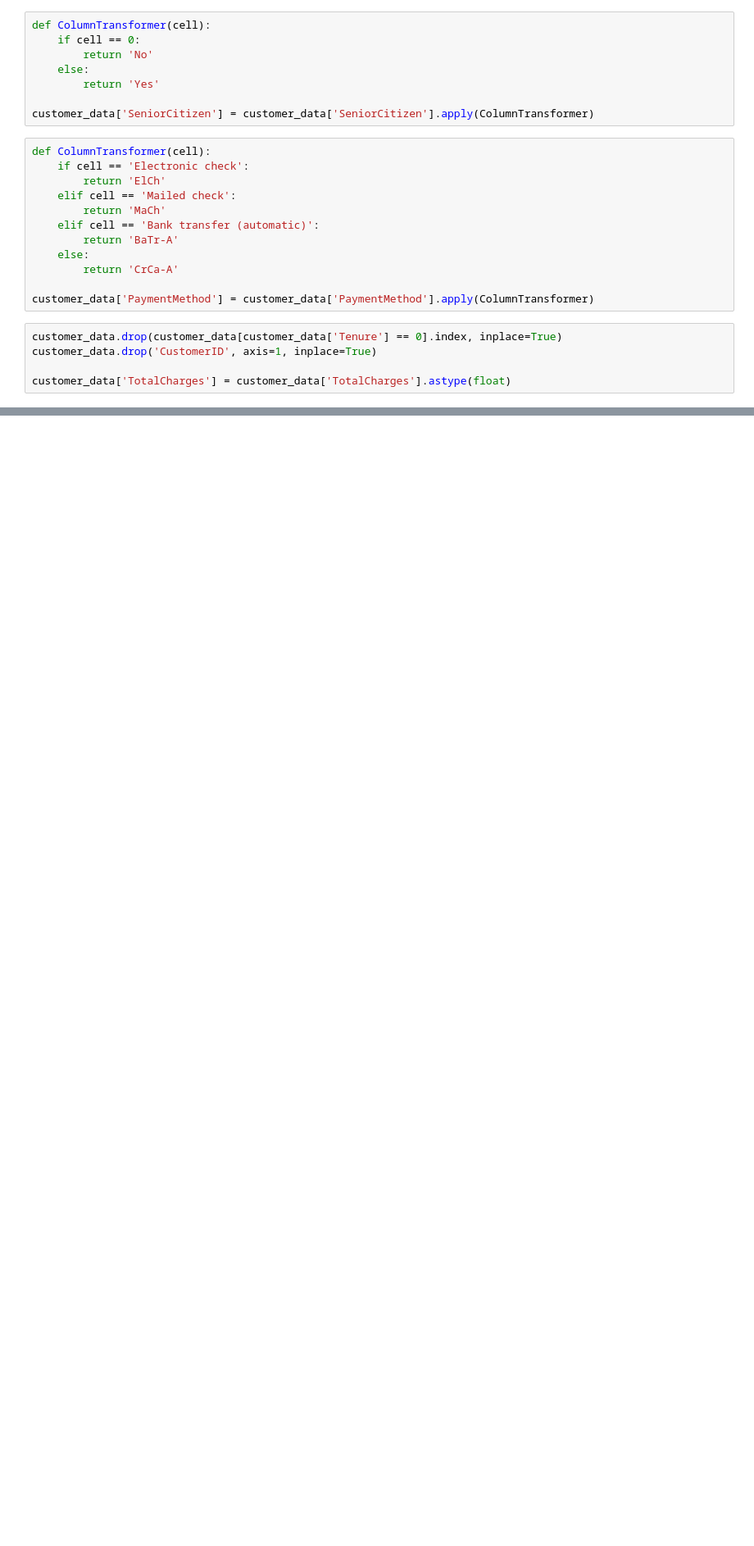
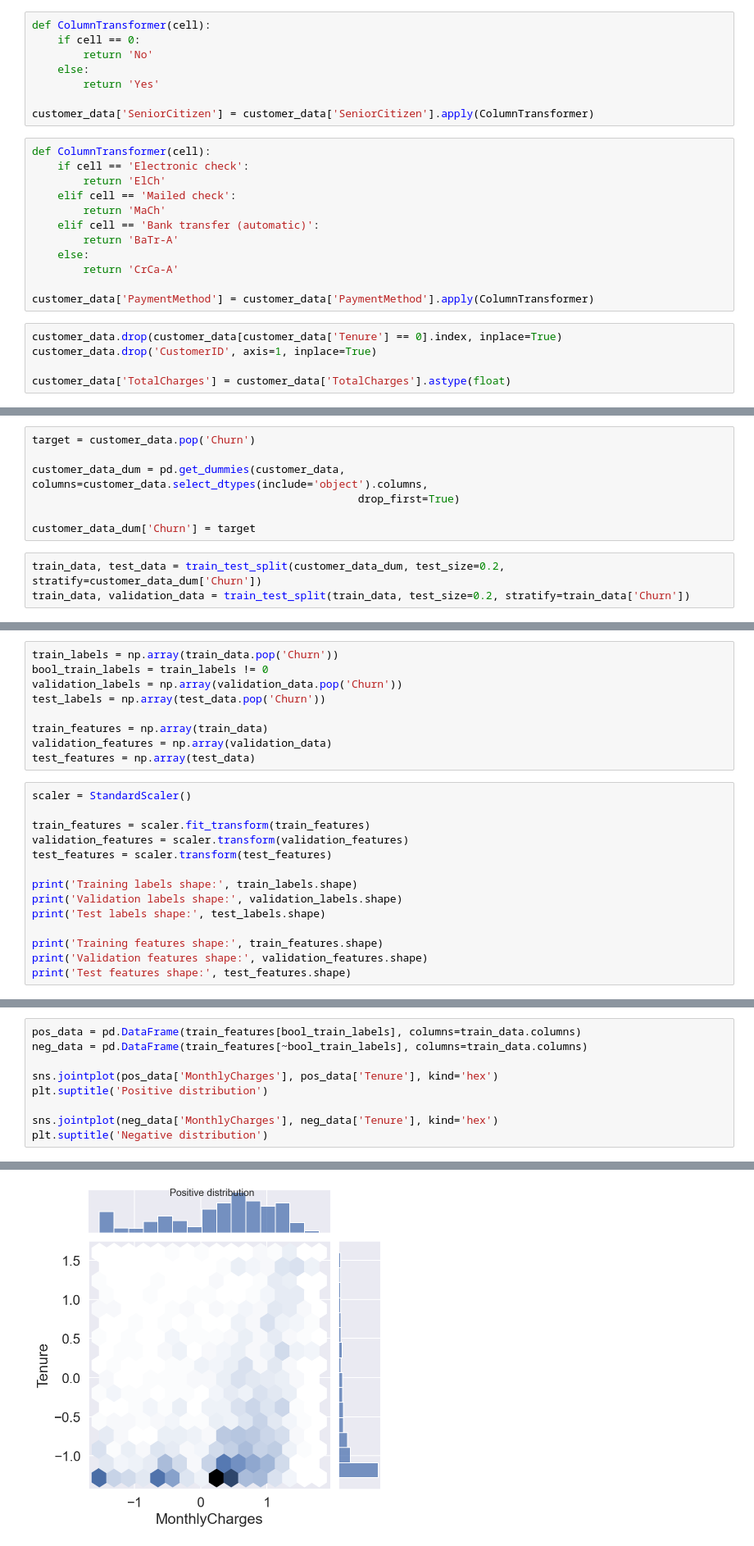
Before and after one commit to esbatiehsan/customer-churn, a Jupyter notebook: churn-nn-predictor.ipynb, the cells around one changed output, grey strips where cells are left out. Shown at 82% size. Drawn from its saved outputs; the diff is of its cells as text; blank space fills up the shorter version.

```diff
--- a/churn-nn-predictor.ipynb
+++ b/churn-nn-predictor.ipynb
@@ -51,0 +73,10 @@ customer_data['TotalCharges'] = customer_data['TotalCharges'].astype(float)
+# %%
+target = customer_data.pop('Churn')
+
+customer_data_dum = pd.get_dummies(customer_data, columns=customer_data.select_dtypes(include='object').columns,
+                                                   drop_first=True)
+
+customer_data_dum['Churn'] = target
+# %%
+train_data, test_data = train_test_split(customer_data_dum, test_size=0.2, stratify=customer_data_dum['Churn'])
+train_data, validation_data = train_test_split(train_data, test_size=0.2, stratify=train_data['Churn'])
@@ -51,0 +93,23 @@ customer_data['TotalCharges'] = customer_data['TotalCharges'].astype(float)
+# %%
+train_labels = np.array(train_data.pop('Churn'))
+bool_train_labels = train_labels != 0
+validation_labels = np.array(validation_data.pop('Churn'))
+test_labels = np.array(test_data.pop('Churn'))
+
+train_features = np.array(train_data)
+validation_features = np.array(validation_data)
+test_features = np.array(test_data)
+# %%
+scaler = StandardScaler()
+
+train_features = scaler.fit_transform(train_features)
+validation_features = scaler.transform(validation_features)
+test_features = scaler.transform(test_features)
+
+print('Training labels shape:', train_labels.shape)
+print('Validation labels shape:', validation_labels.shape)
+print('Test labels shape:', test_labels.shape)
+
+print('Training features shape:', train_features.shape)
+print('Validation features shape:', validation_features.shape)
+print('Test features shape:', test_features.shape)
@@ -51,0 +123,10 @@ customer_data['TotalCharges'] = customer_data['TotalCharges'].astype(float)
+# %%
+pos_data = pd.DataFrame(train_features[bool_train_labels], columns=train_data.columns)
+neg_data = pd.DataFrame(train_features[~bool_train_labels], columns=train_data.columns)
+
+sns.jointplot(pos_data['MonthlyCharges'], pos_data['Tenure'], kind='hex')
+plt.suptitle('Positive distribution')
+
+sns.jointplot(neg_data['MonthlyCharges'], neg_data['Tenure'], kind='hex')
+plt.suptitle('Negative distribution')
+# %% [output]
@@ -51,0 +134 @@ customer_data['TotalCharges'] = customer_data['TotalCharges'].astype(float)
+[figure, added]
```
Also changed, not shown: parts of 37 cells of this notebook.
